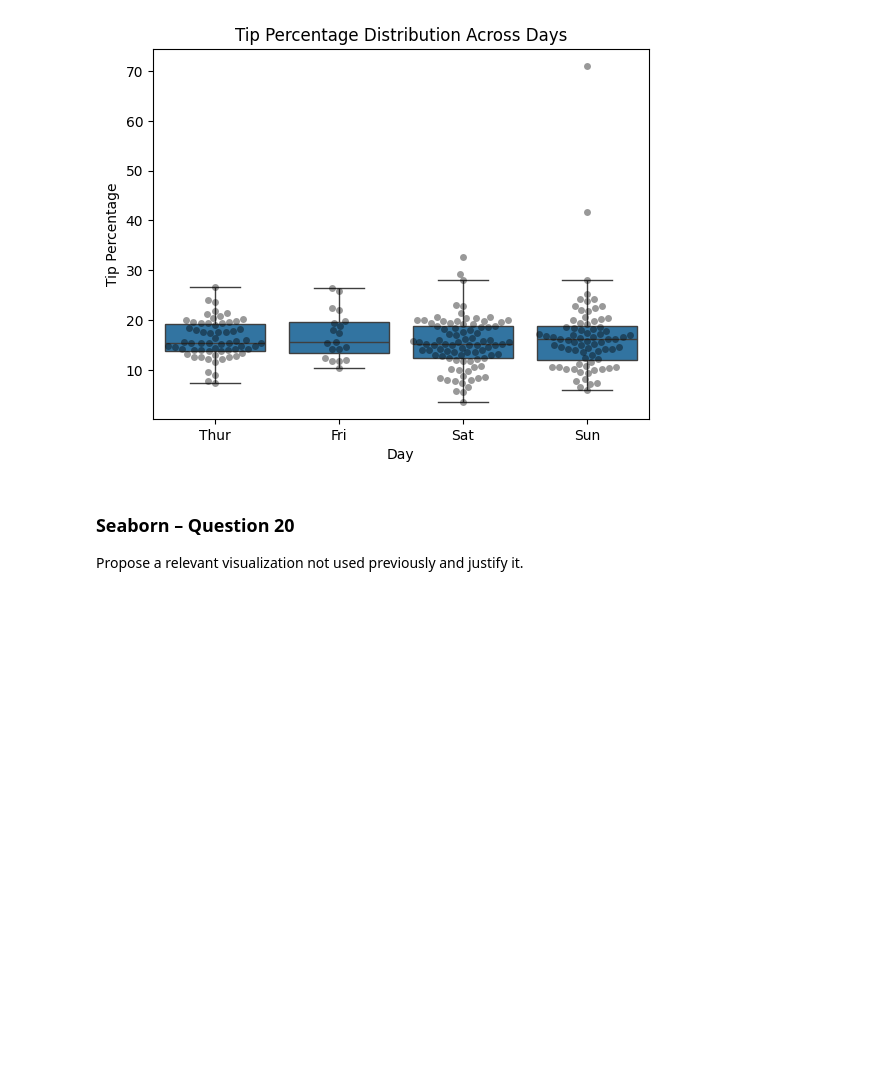
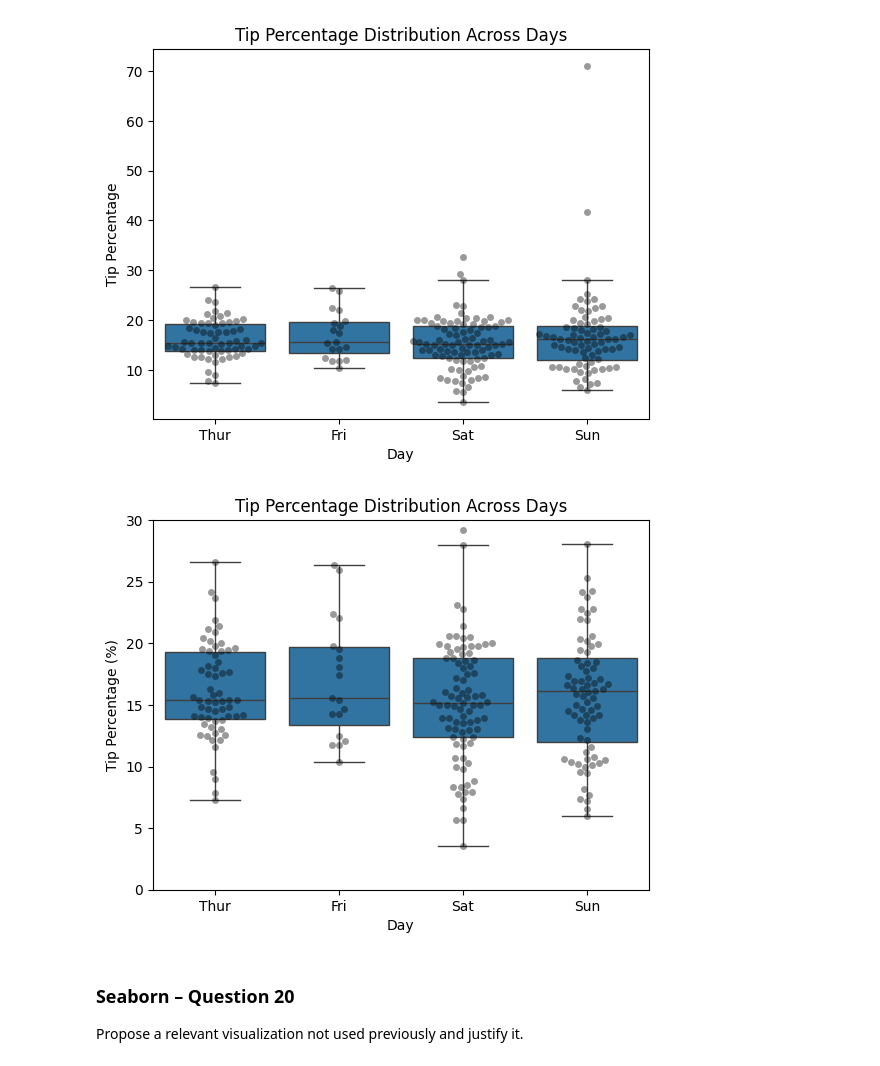
Before and after one commit to fomen2001/TRAVAUX-DIRIGES-VISUALISATION-SEABORN, a Jupyter notebook: Exercises_Seaborn_Plotly.ipynb, the cells around one changed output. Drawn from its saved outputs; the diff is of its cells as text; code cells hidden in the pictures; blank space fills up the shorter version.

```diff
--- a/Exercises_Seaborn_Plotly.ipynb
+++ b/Exercises_Seaborn_Plotly.ipynb
@@ -236,6 +236,19 @@ plt.ylabel("Tip Percentage")
 plt.show()
 # %% [output]
 [figure]
+# %%
+plt.figure()
+sns.boxplot(data=tips, x="day", y="tip_percentage", showfliers=False)
+sns.swarmplot(data=tips, x="day", y="tip_percentage", color="black", alpha=0.4)
+
+plt.title("Tip Percentage Distribution Across Days")
+plt.xlabel("Day")
+plt.ylabel("Tip Percentage (%)")
+
+plt.ylim(0, 30)   # 🔹 Fixe l’échelle de 0 à 20 %
+plt.show()
+# %% [output]
+[figure, added]
 # %% [markdown]
 ### Seaborn – Question 20
 Propose a relevant visualization not used previously and justify it.
```
Also changed, not shown: parts of 1 cell of this notebook, 2 other files.
